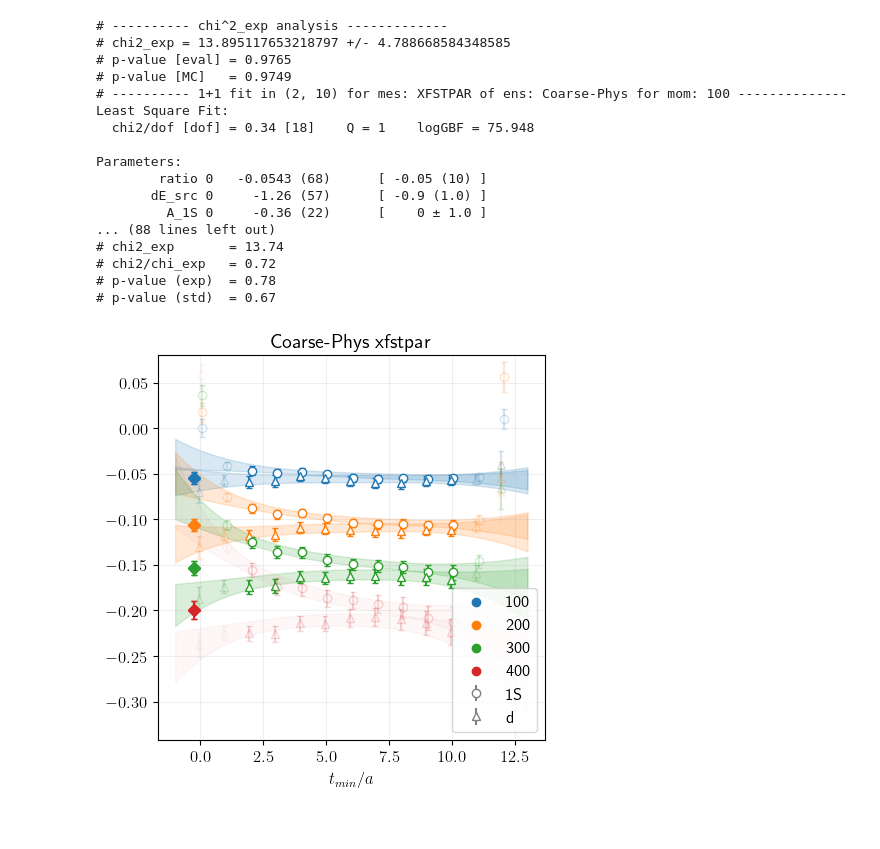
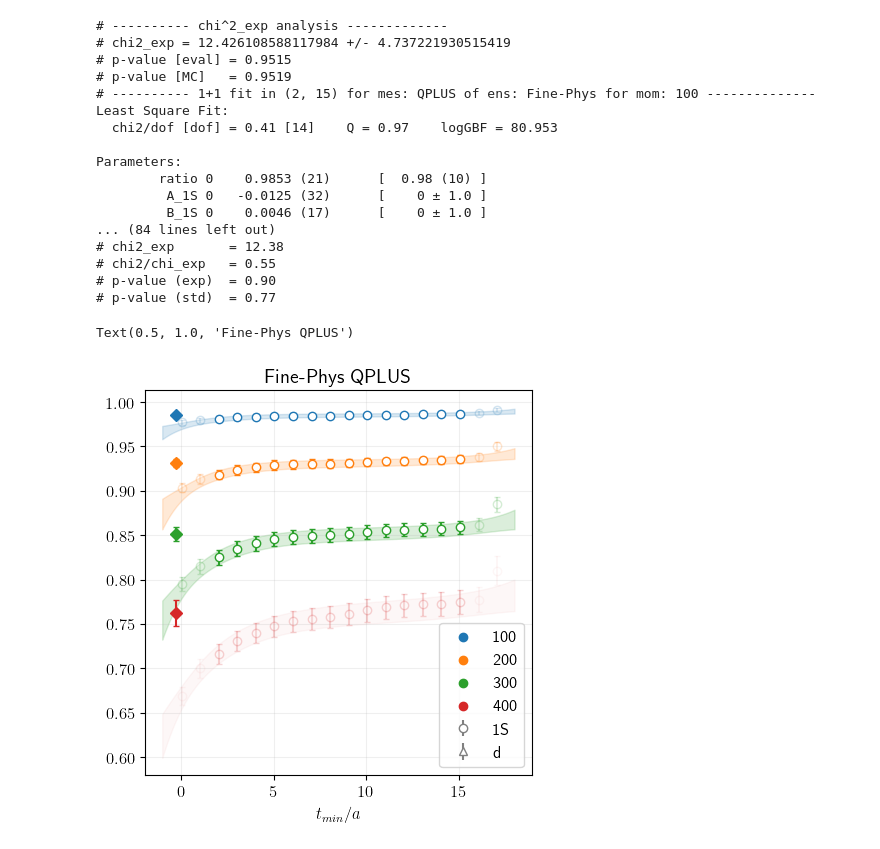
Before and after one commit to pietro-butti/B2heavy, a Jupyter notebook: notebooks/ratio_multiple_mom.ipynb, the cells around one changed output. Saved outputs shown, nothing was run; the diff lists cells and outputs as text; code cells hidden in the pictures.

Commit message:
Ratio from scratch

```diff
--- a/notebooks/ratio_multiple_mom.ipynb
+++ b/notebooks/ratio_multiple_mom.ipynb
@@ -25,11 +25,11 @@ BINSIZE  = {
     'SuperFine':   22
 }
 # %%
-ENSEMBLE = 'Coarse-Phys'
-RATIO    = 'xfstpar'
-SMSLIST  = ['1S','RW']
+ENSEMBLE = 'Fine-Phys'
+RATIO    = 'QPLUS'
+SMSLIST  = ['1S']
 MOMLIST  = ['100','200','300','400']
-# MOMLIST  = ['100','200','300']
+# MOMLIST  = ['000']
 # %%
 TMIN    = 2
 NSTATES = 1
@@ -89,46 +89,47 @@ for i,mom in enumerate(MOMLIST):
     )
 
     alpha = 0.2 if mom=='400' else 1.
     # alpha = 1.
     robj.plot_fit(ax,NSTATES,trange,color=f'C{i}',color_res=f'C{i}',alpha=alpha)
     # f0 = pr['ratio'][0]
     # ax.axhspan(ymin=f0.mean-f0.sdev,ymax=f0.mean+f0.sdev,alpha=0.1,color='gray')
 
     ax.scatter([],[], marker='o', color=f'C{i}', label=mom)
 
 
     f0s.append(fit.p['ratio'][0])
 
 ax.errorbar([],[],[],fmt='o', ecolor='gray', mfc='w', color='gray', capsize=2.5, label='1S')
 ax.errorbar([],[],[],fmt='^', ecolor='gray', mfc='w', color='gray', capsize=2.5, label='d')
 
 # ax.set_xlim(-0.5,13)
-ax.set_ylim(ymax=0.08)
+# ax.set_ylim(ymax=0.08)
 ax.grid(alpha=0.2)
 ax.legend()
 
 ax.set_xlabel(r'$t_{min}/a$')
 
 ax.set_title(f'{ENSEMBLE} {RATIO}')
 
 
-plt.savefig(f'/Users/pietro/Desktop/{ENSEMBLE}_{RATIO}_multimom.pdf')
+# plt.savefig(f'/Users/pietro/Desktop/{ENSEMBLE}_{RATIO}_multimom.pdf')
 # %% [output]
 # ---------- chi^2_exp analysis -------------
-# chi2_exp = 13.895117653218797 +/- 4.788668584348585
-# p-value [eval] = 0.9765
-# p-value [MC]   = 0.9749
-# ---------- 1+1 fit in (2, 10) for mes: XFSTPAR of ens: Coarse-Phys for mom: 100 --------------
+# chi2_exp = 12.426108588117984 +/- 4.737221930515419
+# p-value [eval] = 0.9515
+# p-value [MC]   = 0.9519
+# ---------- 1+1 fit in (2, 15) for mes: QPLUS of ens: Fine-Phys for mom: 100 --------------
 Least Square Fit:
-  chi2/dof [dof] = 0.34 [18]    Q = 1    logGBF = 75.948
+  chi2/dof [dof] = 0.41 [14]    Q = 0.97    logGBF = 80.953
 
 Parameters:
-        ratio 0   -0.0543 (68)      [ -0.05 (10) ]
-       dE_src 0     -1.26 (57)      [ -0.9 (1.0) ]
-         A_1S 0     -0.36 (22)      [    0 ± 1.0 ]
-... (88 lines left out)
-# chi2_exp       = 13.74
-# chi2/chi_exp   = 0.72
-# p-value (exp)  = 0.78
-# p-value (std)  = 0.67
+        ratio 0    0.9853 (21)      [  0.98 (10) ]
+         A_1S 0   -0.0125 (32)      [    0 ± 1.0 ]
+         B_1S 0    0.0046 (17)      [    0 ± 1.0 ]
+... (84 lines left out)
+# chi2_exp       = 12.38
+# chi2/chi_exp   = 0.55
+# p-value (exp)  = 0.90
+# p-value (std)  = 0.77
+Text(0.5, 1.0, 'Fine-Phys QPLUS')
-[figure, old version]
+[figure, new version]
```
Also changed, not shown: parts of 1 cell of this notebook, 26 other files.
